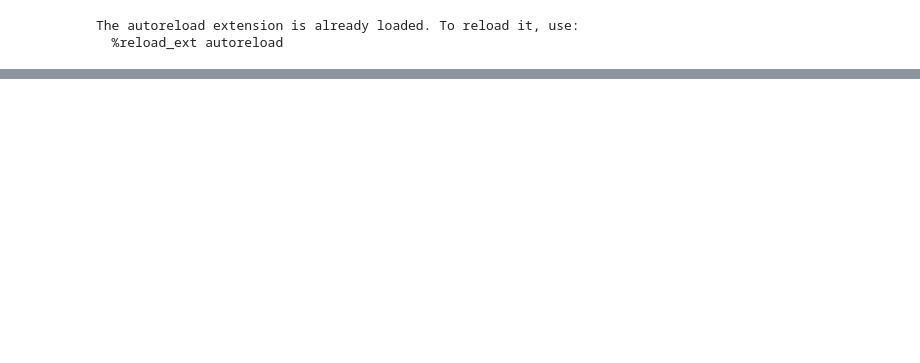
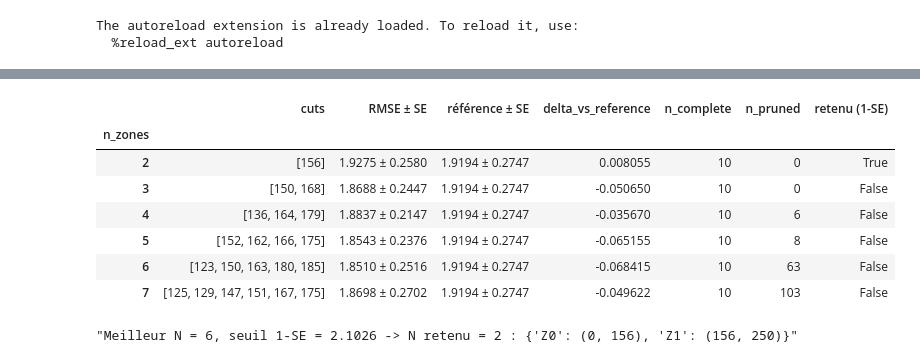
Before and after one commit to caillebotteAntoine/trailPredictor, a Jupyter notebook: heart_rate_zone_detection.ipynb, the cells around one changed output, grey strips where cells are left out. Saved outputs shown, nothing was run; the diff lists cells and outputs as text; code cells hidden in the pictures; blank space fills up the shorter version.

```diff
--- a/heart_rate_zone_detection.ipynb
+++ b/heart_rate_zone_detection.ipynb
@@ -135,0 +191,64 @@ for n in range(3, 7):
+# %%
+def summarize_study(study: optuna.Study, n_zones: int) -> dict:
+    """Ligne du tableau récapitulatif : meilleurs seuils et RMSE ± erreur standard."""
+    best = study.best_trial
+    states = pd.Series([t.state.name for t in study.trials])
+    return {
+        "n_zones": n_zones,
+        "cuts": best.user_attrs["cuts"],
+        "rmse": best.value,
+        "rmse_se": best.user_attrs["rmse_se"],
+        "n_complete": int(states.eq("COMPLETE").sum()),
+        "n_pruned": int(states.eq("PRUNED").sum()),
+    }
+
+
+summary = (
+    pd.DataFrame([summarize_study(study, n) for n, study in studies.items()])
+    .set_index("n_zones")
+    .assign(
+        reference_rmse=REFERENCE_RMSE,
+        reference_se=REFERENCE_SE,
+        delta_vs_reference=lambda df: df["rmse"] - REFERENCE_RMSE,
+    )
+)
+
+# Règle du 1-SE : le plus petit N dont le RMSE reste sous (meilleur RMSE + son erreur standard)
+best = summary.nsmallest(1, "rmse").iloc[0]  # row with the lowest RMSE
+best_n = best.name
+one_se_threshold = best["rmse"] + best["rmse_se"]
+SELECTED_N = summary.index[summary["rmse"] <= one_se_threshold].min()
+SELECTED_ZONES = cuts_to_zones(summary["cuts"].loc[SELECTED_N])
+
+display(
+    summary.assign(
+        **{
+            "RMSE ± SE": summary["rmse"].map("{:.4f}".format)
+            + " ± "
+            + summary["rmse_se"].map("{:.4f}".format),
+            "référence ± SE": f"{REFERENCE_RMSE:.4f} ± {REFERENCE_SE:.4f}",
+            "retenu (1-SE)": summary.index == SELECTED_N,
+        }
+    )[
+        [
+            "cuts",
+            "RMSE ± SE",
+            "référence ± SE",
+            "delta_vs_reference",
+            "n_complete",
+            "n_pruned",
+            "retenu (1-SE)",
+        ]
+    ]
+)
+f"Meilleur N = {best_n}, seuil 1-SE = {one_se_threshold:.4f} -> N retenu = {SELECTED_N} : {SELECTED_ZONES}"
+# %% [output]
+|  | cuts | RMSE ± SE | référence ± SE | delta_vs_reference | n_complete | n_pruned | retenu (1-SE) |
+| n_zones |  |  |  |  |  |  |  |
+| 2 | [156] | 1.9275 ± 0.2580 | 1.9194 ± 0.2747 | 0.008055 | 10 | 0 | True |
+| 3 | [150, 168] | 1.8688 ± 0.2447 | 1.9194 ± 0.2747 | -0.050650 | 10 | 0 | False |
+| 4 | [136, 164, 179] | 1.8837 ± 0.2147 | 1.9194 ± 0.2747 | -0.035670 | 10 | 6 | False |
+| 5 | [152, 162, 166, 175] | 1.8543 ± 0.2376 | 1.9194 ± 0.2747 | -0.065155 | 10 | 8 | False |
+| 6 | [123, 150, 163, 180, 185] | 1.8510 ± 0.2516 | 1.9194 ± 0.2747 | -0.068415 | 10 | 63 | False |
+| 7 | [125, 129, 147, 151, 167, 175] | 1.8698 ± 0.2702 | 1.9194 ± 0.2747 | -0.049622 | 10 | 103 | False |
+"Meilleur N = 6, seuil 1-SE = 2.1026 -> N retenu = 2 : {'Z0': (0, 156), 'Z1': (156, 250)}"
```
Also changed, not shown: parts of 16 cells of this notebook, 4 other files.
